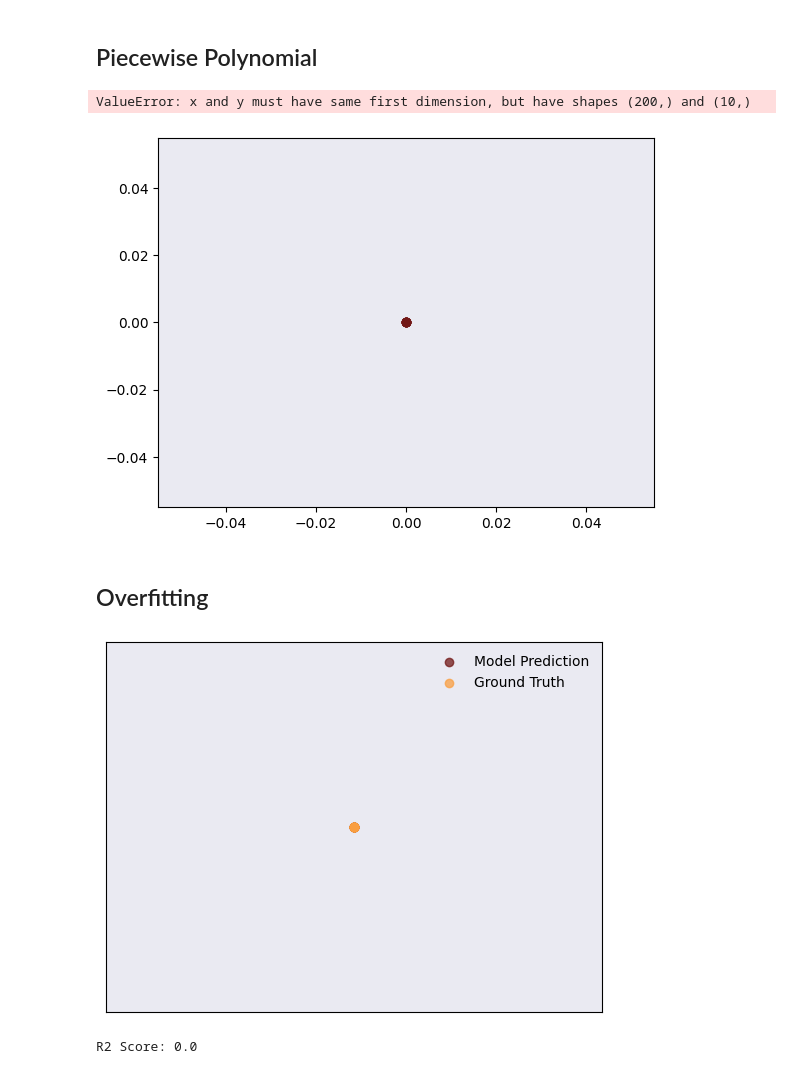
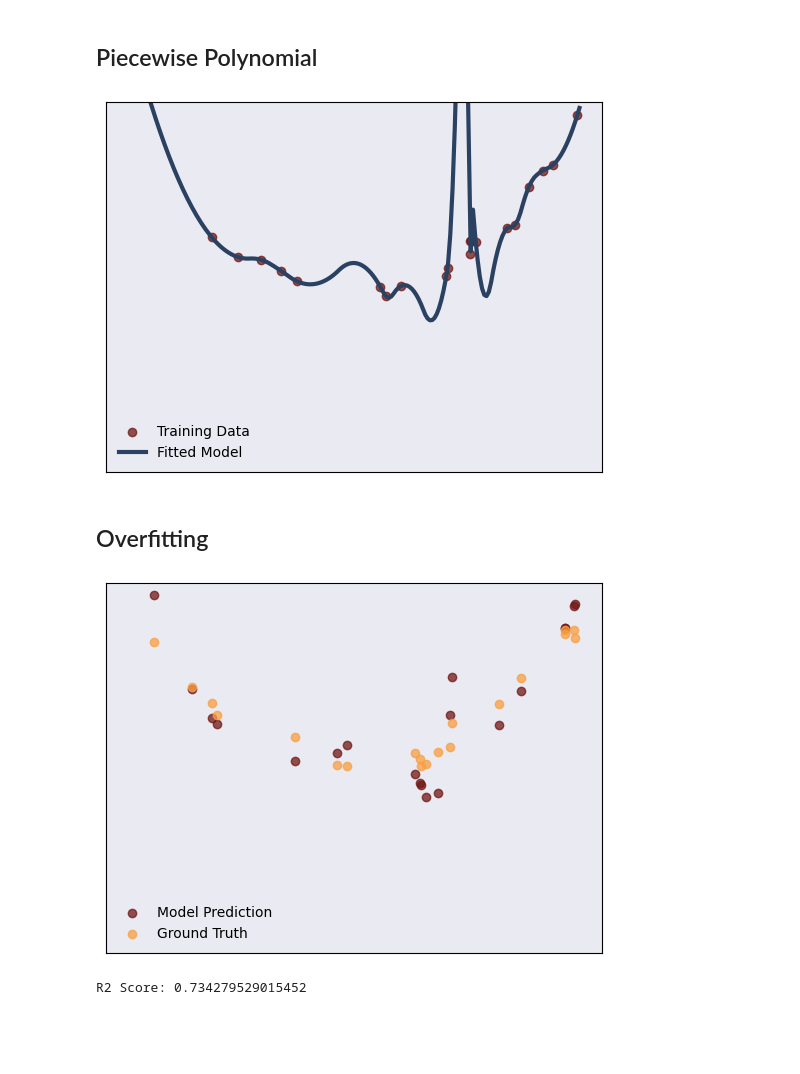
Before and after one commit to ReturnMarc/advanced-computer-vision-ss2024_Gabler_Marc, a Jupyter notebook: Advanced_Computer_Vision_Exercise_01/Exercise_01/source_code/Linear_Regression.ipynb, the cells around one changed output. Cells and saved outputs as stored; diff of their text form; code cells hidden in the pictures; blank space fills up the shorter version.

```diff
--- a/Advanced_Computer_Vision_Exercise_01/Exercise_01/source_code/Linear_Regression.ipynb
+++ b/Advanced_Computer_Vision_Exercise_01/Exercise_01/source_code/Linear_Regression.ipynb
@@ -47,2 +42,0 @@ def load_csv_in_sklearn_format( input_file_name ):
-# %%
-x,y = load_csv_in_sklearn_format("non_linear_dataset_100.csv")
@@ -237,31 +212,30 @@ R2 Score: 0.9415334837789632
 # %%
 from scipy.interpolate import make_interp_spline
 
-X_data, y_data = load_csv_in_sklearn_format( "non_linear_dataset_20.csv" )
+X_data, y_data = load_csv_in_sklearn_format( "non_linear_dataset_20.csv" ) #load training data
 x_data = [x[0] for x in X_data]
-# please extend here
+
+spline = make_interp_spline(x_data, y_data, k=2) #train model
 
 grid_x = numpy.linspace(-100, 100, 200)
-evaluated_y = Y_to_replace
+evaluated_y = spline(grid_x) #predict
 
 plot_model_fit( X_data, y_data, grid_x, evaluated_y, ylim=(-8500,8500), filename="overfit_spline_model.png" )
 # %% [output]
-ValueError: x and y must have same first dimension, but have shapes (200,) and (10,)
-[figure, old version]
+[figure, new version]
 # %% [markdown]
 ## Overfitting
 # %%
 X_test, Y_ground_truth = load_csv_in_sklearn_format( "non_linear_dataset_test.csv" )
 
-Y_pred_test = Y_to_replace
-# please extend here
+Y_pred_test = spline(X_test)
+
 
 plot_test_data( X_test, Y_pred_test, X_test, Y_ground_truth, ylim=(-8500,8500), filename="overfit_spline_testdata.png" )
 
-r2_score = 0.0
-# please extend here
+r2_scores = r2_score(Y_ground_truth, Y_pred_test)
 
-print( "R2 Score:", r2_score )
+print( "R2 Score:", r2_scores )
 # %% [output]
-[figure, old version]
+[figure, new version]
-R2 Score: 0.0
+R2 Score: 0.734279529015452
```
Also changed, not shown: parts of 8 cells of this notebook, 33 other files.
